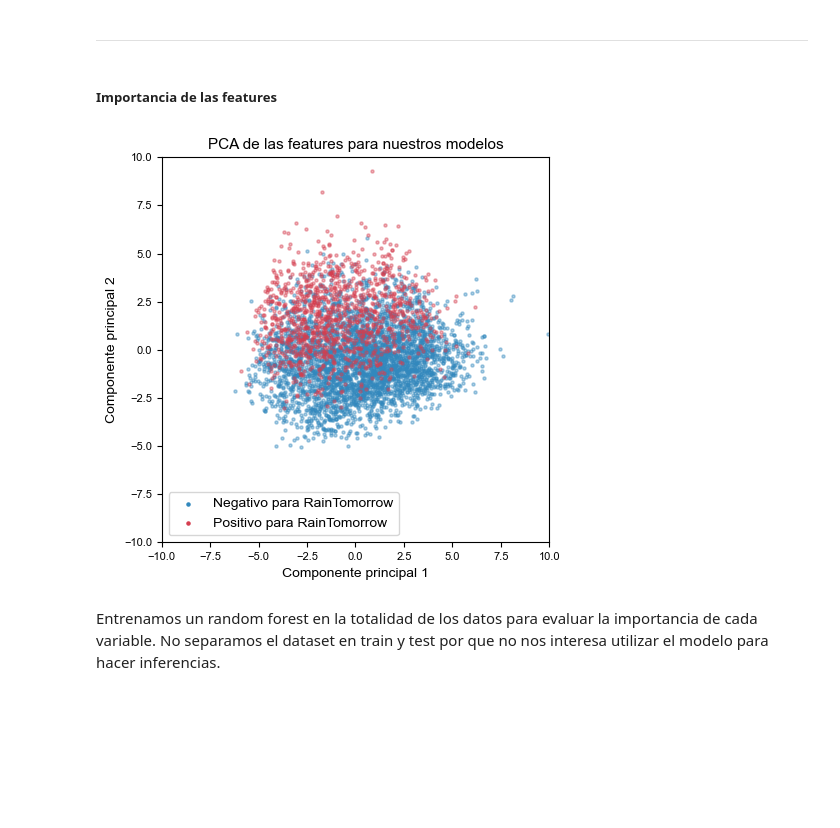
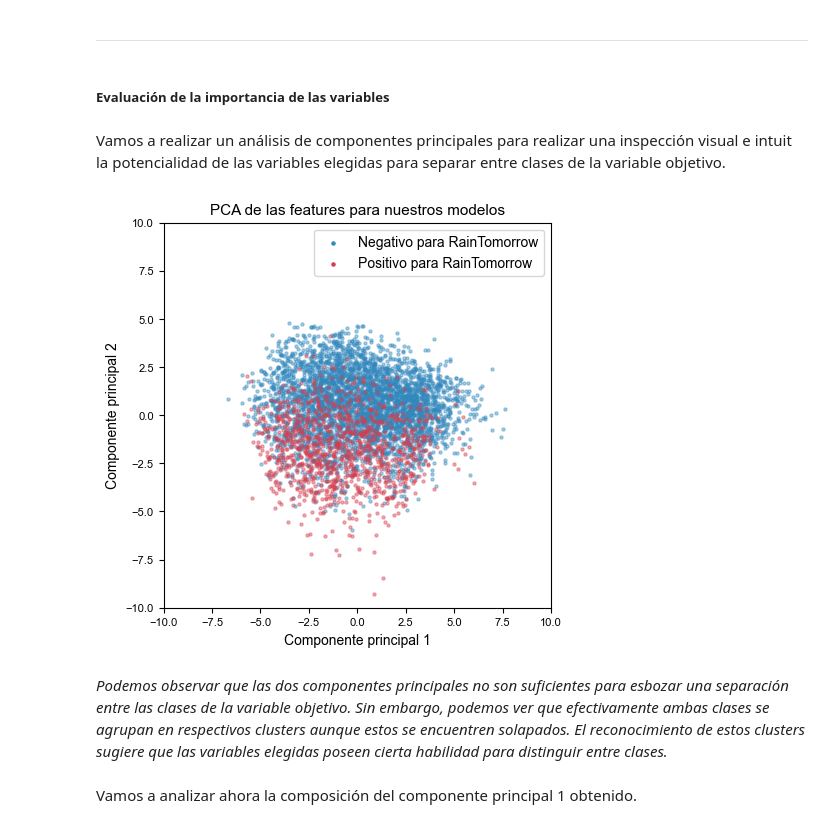
Before and after one commit to jcruz-ferreyra/aprMaqI_CEIA, a Jupyter notebook: TP/source/exploratory_analysis.ipynb, the cells around one changed output. Saved outputs shown, nothing was run; the diff lists cells and outputs as text; code cells hidden in the pictures; blank space fills up the shorter version.

```diff
--- a/TP/source/exploratory_analysis.ipynb
+++ b/TP/source/exploratory_analysis.ipynb
@@ -440,0 +451,2 @@ count_nas_per_location(df, "Cloud9am").head(5)
+# %%
+df['DayOfYear'] = df['Date'].dt.dayofyear
@@ -860,7 +863,7 @@ _Dadas las ligeras diferencias en las puntuaciones F1 observadas en nuestros exp
 # %% [markdown]
 ---
 # %% [markdown]
-##### Importancia de las features
+##### Evaluación de la importancia de las variables
 # %%
 features_list = [
     "DayCos",
@@ -899,20 +902,23 @@ df_model = df_model.dropna(how='any').reset_index(drop=True)
 
 X = df_model[features_list]
 y = df_model["RainTomorrow"]
+
+# Plot training data in two dimensions to visualize if captured features relate to labels.
+scaler_manual = StandardScaler()
+X_scaled = scaler_manual.fit_transform(X)
+
+# Apply PCA for dimensionality reduction
+pca = PCA(random_state=42)
+X_pca = pca.fit_transform(X_scaled)
+# %% [markdown]
+Vamos a realizar un análisis de componentes principales para realizar una inspección visual e intuit la potencialidad de las variables elegidas para separar entre clases de la variable objetivo.
 # %%
-# Plot training data in two dimensions to visualize if captured features relate to labels.
-scaler_manual = StandardScaler()
-X_scaled = scaler_manual.fit_transform(X)
-
-# Apply PCA for dimensionality reduction
-pca_manual = PCA(n_components=2, random_state=42)
-X_reduced = pca_manual.fit_transform(X_scaled)
-
 # Plot subsample
+random.seed(42)
 subsample_size = 5000
 subsample_indices = random.sample(range(len(y)), subsample_size)
 
-X_subsample = X_reduced[subsample_indices]
+X_subsample = X_pca[subsample_indices]
 y_subsample = y[subsample_indices]
 
 plt.figure(figsize=(5, 5))
@@ -931,33 +937,35 @@ plt.scatter(
     X_subsample[y_subsample == 1, 1],
     c=spectral_palette[1],
     label="Positivo para RainTomorrow",
     s=5,
     alpha=0.4
 )
 
 # Define the limits for the X and Y axes
 x_min, x_max = -10, 10  # Example limits for X axis
 y_min, y_max = -10, 10  # Example limits for Y axis
 
 # Rotate x-axis labels for better readability
 plt.xticks(fontname='Arial', fontsize=8)
 plt.yticks(fontname='Arial', fontsize=8)
 
 # Set the limits for the X and Y axes
 plt.xlim(x_min, x_max)
 plt.ylim(y_min, y_max)
 
 plt.xlabel('Componente principal 1', fontname='Arial')
 plt.ylabel('Componente principal 2', fontname='Arial')
 plt.title('PCA de las features para nuestros modelos',fontname='Arial', fontsize=11)
 
 # Set alpha=1 for the legend only
 legend = plt.legend(prop={'family': 'Arial', 'size': 10})
 for lh in legend.legend_handles:
     lh.set_alpha(1)
 
 plt.show()
 # %% [output]
-[figure, old version]
+[figure, new version]
-# %% [markdown]
-Entrenamos un random forest en la totalidad de los datos para evaluar la importancia de cada variable. No separamos el dataset en train y test por que no nos interesa utilizar el modelo para hacer inferencias.
+# %% [markdown]
+_Podemos observar que las dos componentes principales no son suficientes para esbozar una separación entre las clases de la variable objetivo. Sin embargo, podemos ver que efectivamente ambas clases se agrupan en respectivos clusters aunque estos se encuentren solapados. El reconocimiento de estos clusters sugiere que las variables elegidas poseen cierta habilidad para distinguir entre clases._
+# %% [markdown]
+Vamos a analizar ahora la composición del componente principal 1 obtenido.
```
Also changed, not shown: parts of 21 cells of this notebook.
